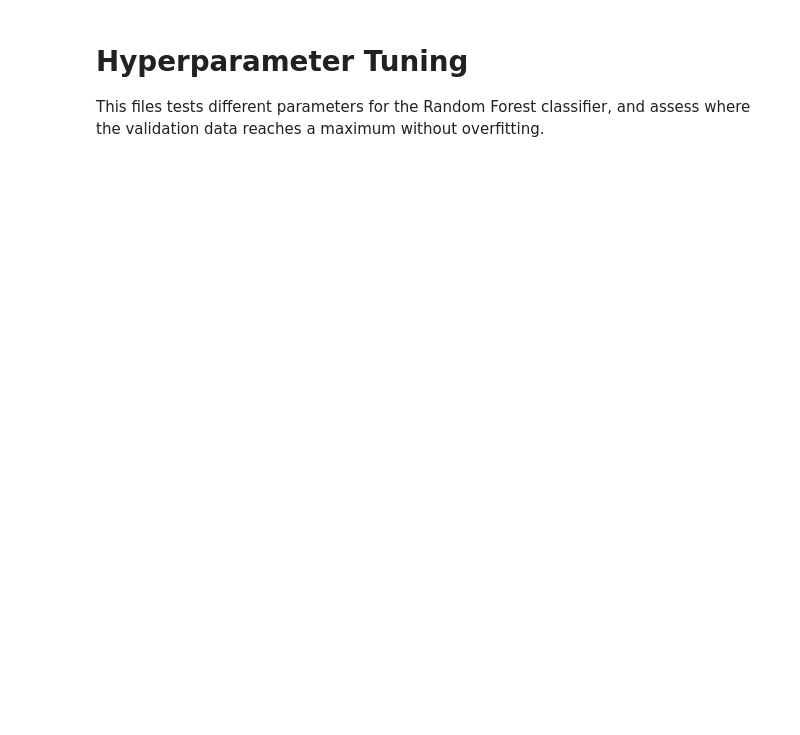
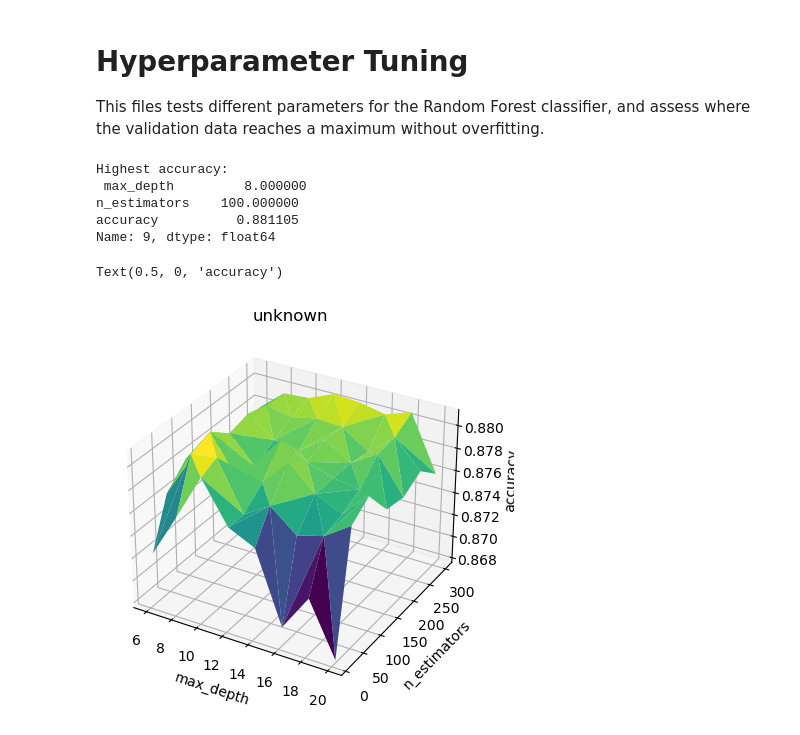
Before and after one commit to AnnikaLarissa/MIMIC-IV, a Jupyter notebook: hyperparameter_tuning.ipynb, the cells around one changed output. Drawn from its saved outputs; the diff is of its cells as text; code cells hidden in the pictures; blank space fills up the shorter version.

Commit message:
Add 3d plot

```diff
--- a/hyperparameter_tuning.ipynb
+++ b/hyperparameter_tuning.ipynb
@@ -56,8 +56,20 @@ def tune (name):
 # %%
 unknown = tune('unknown')
 print("Highest accuracy:\n", unknown.loc[unknown['accuracy'].idxmax()])
 ax = plt.axes(projection='3d')
 ax.plot_trisurf(unknown["max_depth"], unknown["n_estimators"], unknown["accuracy"], cmap='viridis', edgecolor='none')
+ax.set_title("unknown")
+ax.set_xlabel("max_depth")
+ax.set_ylabel("n_estimators")
+ax.set_zlabel("accuracy")
+# %% [output]
+Highest accuracy:
+ max_depth         8.000000
+n_estimators    100.000000
+accuracy          0.881105
+Name: 9, dtype: float64
+Text(0.5, 0, 'accuracy')
+[figure, added]
 # %%
 white = tune('white')
 print("Highest accuracy:\n", white.loc[white['accuracy'].idxmax()])
```
Also changed, not shown: parts of 1 cell of this notebook.
